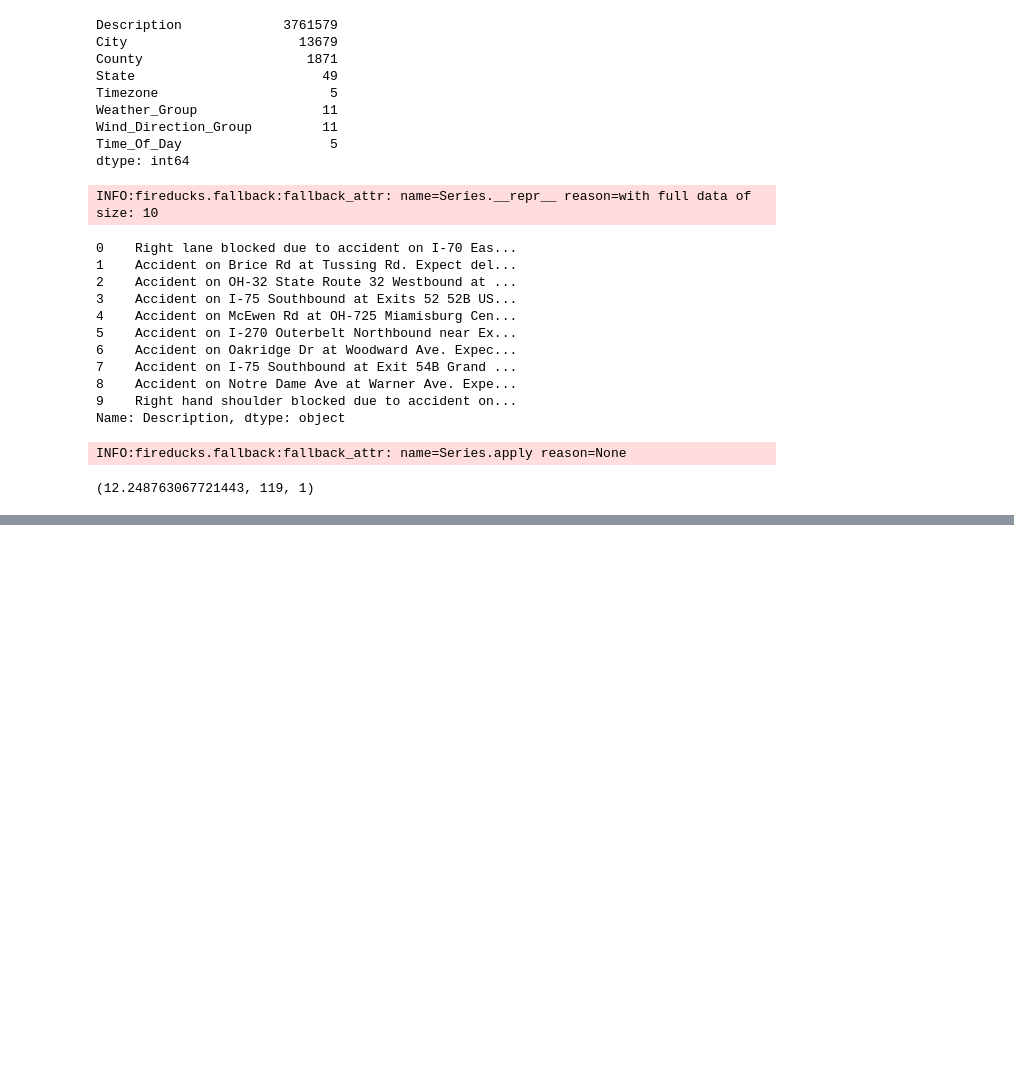
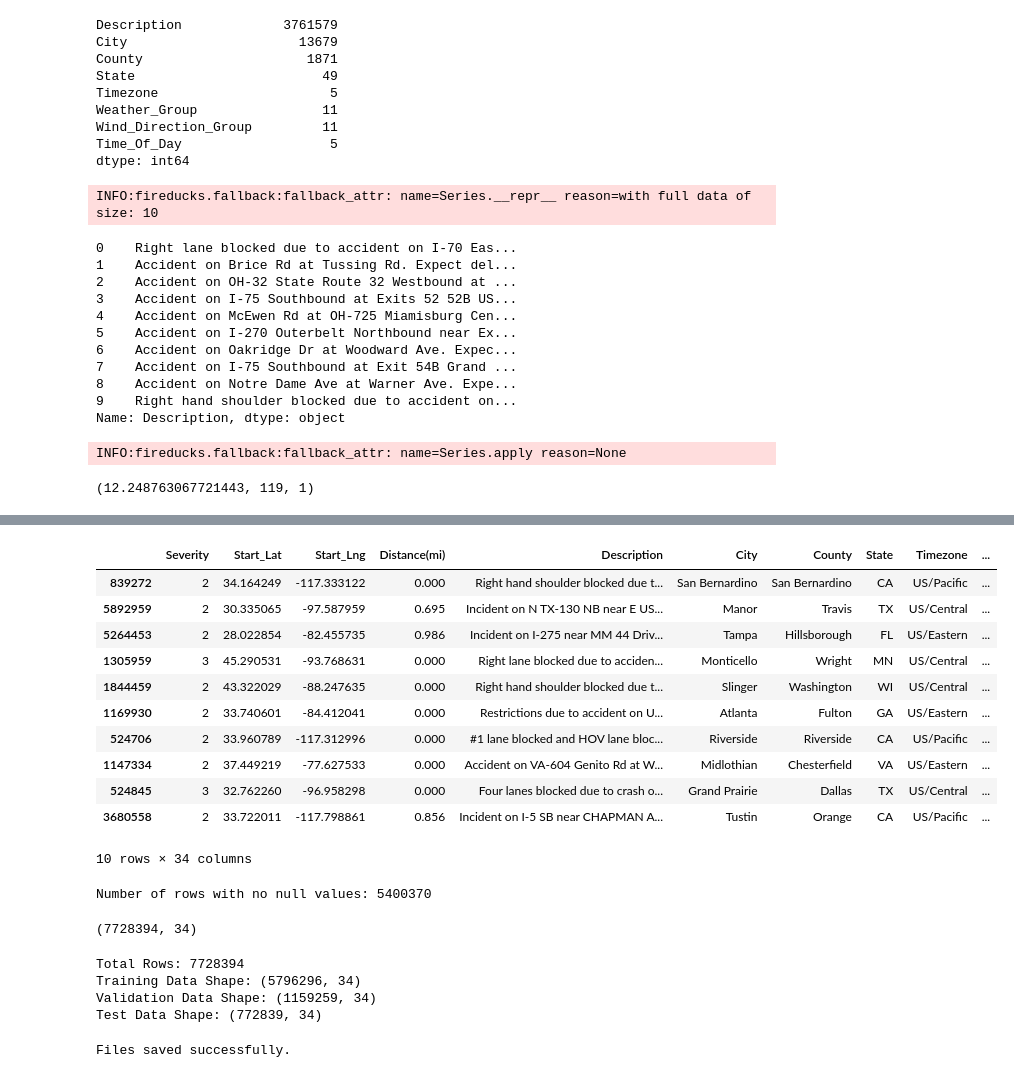
Before and after one commit to anindyamitra2002/Assignment-TechstaX, a Jupyter notebook: notebooks/data_cleaning.ipynb, the cells around one changed output, grey strips where cells are left out. Cells and saved outputs as stored; diff of their text form; code cells hidden in the pictures; blank space fills up the shorter version.

```diff
--- a/notebooks/preprocessing.ipynb
+++ b/notebooks/data_cleaning.ipynb
@@ -635,3 +643,78 @@ Description_word_length          0
 dtype: int64
 # %%
 data.to_csv('/teamspace/studios/this_studio/Assignment-TechstaX/data/cleaned_accidents_data.csv', index=False)
+# %%
+data = pd.read_csv("/teamspace/studios/this_studio/Assignment-TechstaX/data/cleaned_accidents_data.csv")
+data.sample(10)
+# %% [output]
+|  | Severity | Start_Lat | Start_Lng | Distance(mi) | Description | City | County | State | Timezone | ... |
+| 839272 | 2 | 34.164249 | -117.333122 | 0.000 | Right hand shoulder blocked due t... | San Bernardino | San Bernardino | CA | US/Pacific | ... |
+| 5892959 | 2 | 30.335065 | -97.587959 | 0.695 | Incident on N TX-130 NB near E US... | Manor | Travis | TX | US/Central | ... |
+| 5264453 | 2 | 28.022854 | -82.455735 | 0.986 | Incident on I-275 near MM 44 Driv... | Tampa | Hillsborough | FL | US/Eastern | ... |
+| 1305959 | 3 | 45.290531 | -93.768631 | 0.000 | Right lane blocked due to acciden... | Monticello | Wright | MN | US/Central | ... |
+| 1844459 | 2 | 43.322029 | -88.247635 | 0.000 | Right hand shoulder blocked due t... | Slinger | Washington | WI | US/Central | ... |
+| 1169930 | 2 | 33.740601 | -84.412041 | 0.000 | Restrictions due to accident on U... | Atlanta | Fulton | GA | US/Eastern | ... |
+| 524706 | 2 | 33.960789 | -117.312996 | 0.000 | #1 lane blocked and HOV lane bloc... | Riverside | Riverside | CA | US/Pacific | ... |
+| 1147334 | 2 | 37.449219 | -77.627533 | 0.000 | Accident on VA-604 Genito Rd at W... | Midlothian | Chesterfield | VA | US/Eastern | ... |
+| 524845 | 3 | 32.762260 | -96.958298 | 0.000 | Four lanes blocked due to crash o... | Grand Prairie | Dallas | TX | US/Central | ... |
+| 3680558 | 2 | 33.722011 | -117.798861 | 0.856 | Incident on I-5 SB near CHAPMAN A... | Tustin | Orange | CA | US/Pacific | ... |
+10 rows × 34 columns
+# %%
+# Count the number of rows with no null values
+rows_with_no_nulls = data.dropna().shape[0]
+print("\nNumber of rows with no null values:", rows_with_no_nulls)
+# %% [output]
+Number of rows with no null values: 5400370
+# %%
+data.shape
+# %% [output]
+(7728394, 34)
+# %%
+from sklearn.model_selection import train_test_split
+
+# Assuming 'data' is your DataFrame and you want to split based on non-null values
+
+# Total rows in the dataset
+total_rows = data.shape[0]
+
+# Step 1: Separate rows with no null values for validation and test sets
+non_null_data = data.dropna()  # This will give rows with no null values
+total_non_null_rows = non_null_data.shape[0]
+
+# Calculate the required number of rows for validation (15%) and test (10%) based on total rows
+val_size = int(0.15 * total_rows)  # 15% of total data
+test_size = int(0.10 * total_rows)  # 10% of total data
+
+# Step 2: Split the non-null data into validation and test sets based on the required number of rows
+val_non_null = non_null_data.sample(n=val_size, random_state=42)
+test_non_null = non_null_data.drop(val_non_null.index).sample(n=test_size, random_state=42)
+
+# Step 3: Separate rows with null values for training
+train_with_nulls = data[~data.index.isin(non_null_data.index)]  # Rows with null values
+
+# Step 4: Combine the non-null rows for training (excluding those in validation or test) with the rows containing null values
+train_non_null = non_null_data.drop(val_non_null.index).drop(test_non_null.index)
+train_data = pd.concat([train_non_null, train_with_nulls])
+
+# Step 5: Verify the splits
+print(f"Total Rows: {total_rows}")
+print(f"Training Data Shape: {train_data.shape}")
+print(f"Validation Data Shape: {val_non_null.shape}")
+print(f"Test Data Shape: {test_non_null.shape}")
+
+# You can now proceed with your preprocessing on `train_data`, and validation/test data are ready.
+# %% [output]
+Total Rows: 7728394
+Training Data Shape: (5796296, 34)
+Validation Data Shape: (1159259, 34)
+Test Data Shape: (772839, 34)
+# %%
+# Save the datasets to CSV
+train_data.to_csv('/teamspace/studios/this_studio/Assignment-TechstaX/data/train_data.csv', index=False)
+val_non_null.to_csv('/teamspace/studios/this_studio/Assignment-TechstaX/data/val_data.csv', index=False)
+test_non_null.to_csv('/teamspace/studios/this_studio/Assignment-TechstaX/data/test_data.csv', index=False)
+
+# Confirm that the files have been saved
+print("Files saved successfully.")
+# %% [output]
+Files saved successfully.
```
Also changed, not shown: parts of 4 cells of this notebook, 1 other file.
